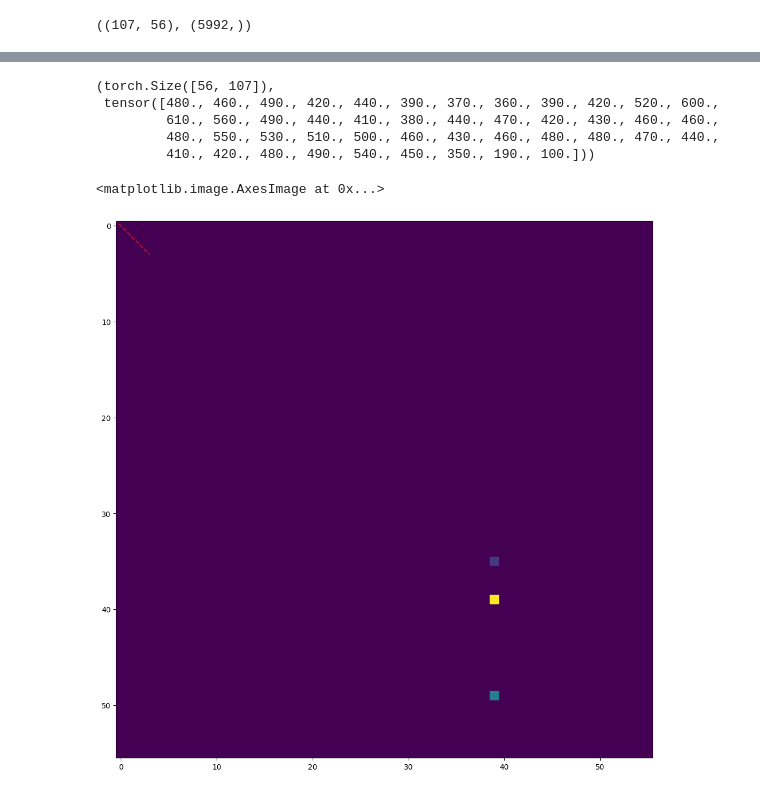
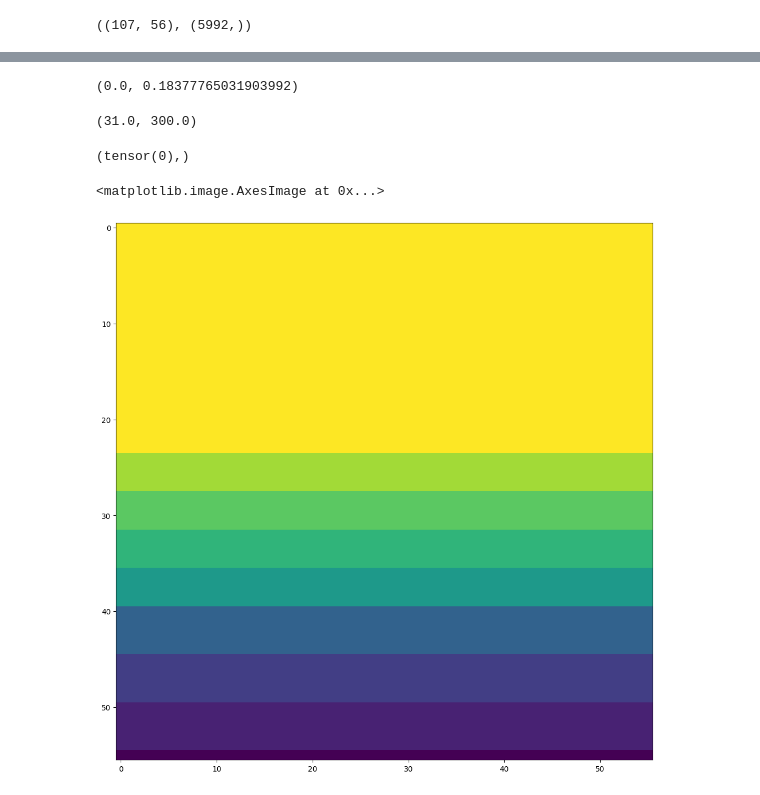
Before and after one commit to CONECT-INT/2023_CENTURI-SummerSchool, a Jupyter notebook: 2023-06-29_dataset2_laurent_decoding.ipynb, the cells around one changed output, grey strips where cells are left out. Drawn from its saved outputs; the diff is of its cells as text; code cells hidden in the pictures.

```diff
--- a/2023-06-29_dataset2_laurent_decoding.ipynb
+++ b/2023-06-29_dataset2_laurent_decoding.ipynb
@@ -149,0 +103,6 @@ X.shape, outputs.shape
+# %%
+X = torch.tensor(fr[:, :, i_trial], dtype=torch.float64)
+time_labels = np.arange(N_timepoint)[X.sum(axis=1)>0]
+X = X[time_labels, :]
+outputs = logistic_model(X)
+time_labels, X.shape, outputs.shape
@@ -153,7 +130,6 @@ beta1, beta2 = 0.9, 0.999
 betas = (beta1, beta2)
 num_epochs = 2 ** 9 + 1
 batch_size = 256
-n_classes=10
 amsgrad = True  # gives similar results
 amsgrad = False # gives similar results
 
@@ -166,7 +142,7 @@ def fit_data(fr,
         ):
 
 
-    logistic_model = LogisticRegressionModel(N_neuron, N_timepoints)
+    logistic_model = LogisticRegressionModel(N_neuron, N_timepoint)
     # logistic_model = logistic_model.to(device)
     logistic_model.train()
     optimizer = torch.optim.Adam(
@@ -176,11 +152,11 @@ def fit_data(fr,
         logistic_model.train()
         losses = []
         for i_trial in idx_trial[range(N_trial_train)]:
-            X = torch.tensor(fr[:, :, i_trial].astype(float))
-            time_labels = np.arange(N_timepoints)[X.sum(axis=1)>0]
-            X = X[X.sum(axis=1)>0, :]
-            labels = one_hot(torch.tensor(time_labels), num_classes=N_timepoints)*1.
-            # X_, labels_ = X_.to(device), labels_.to(device)
+            X = torch.tensor(fr[:, :, i_trial], dtype=torch.float64)
+            time_labels = np.arange(N_timepoint)[X.sum(axis=1)>0]
+            X = X[time_labels, :]
+            labels = F.one_hot(torch.tensor(time_labels), num_classes=N_timepoint)*1.
+            # X, labels = X.to(device), labels.to(device)
             outputs = logistic_model(X)
             loss = criterion(outputs, labels)
 
@@ -192,7 +168,7 @@ def fit_data(fr,
         if verbose and (epoch % (num_epochs // 32) == 0):
             print(f"Iteration: {epoch} - Loss: {np.mean(losses):.5f}")
 
-    return logistic_model
+    return logistic_model, np.mean(losses)
 
-logistic_model = fit_data(fr, verbose=True)
+logistic_model, loss = fit_data(fr, verbose=True)
 # %% [output]
@@ -219,18 +195,17 @@ logistic_model.weight.detach().numpy().shape, logistic_model.weight.detach().num
 ((107, 56), (5992,))
 # %%
 with torch.no_grad():
-    counts = np.zeros((N_timepoints, N_timepoints))
-    outputs = np.zeros((N_timepoints, N_timepoints))
+    counts = np.zeros((N_timepoint, N_timepoint))
+    outputs = np.zeros((N_timepoint, N_timepoint))
     for i_trial in idx_trial[range(N_trial_train, N_trial)]:
-        X = torch.tensor(fr[:, :, i_trial].astype(float))
-        idx_nonzero = X.sum(axis=1)>0
-        counts[idx_nonzero, :] += 1
-        time_labels = np.arange(N_timepoints)[idx_nonzero]
-        X = X[idx_nonzero, :]
+        X = torch.tensor(fr[:, :, i_trial], dtype=torch.float64)
+        time_labels = np.arange(N_timepoint)[X.sum(axis=1)>0]
+        counts[time_labels, :] += 1
+        X = X[time_labels, :]
         output = logistic_model(X).numpy()
-        outputs[idx_nonzero, :] += output
+        outputs[time_labels, :] += output
 
     outputs = outputs/counts
 
-outputs, outputs.shape
+outputs, outputs.shape, counts, outputs.sum(axis=1)
 # %% [output]
@@ -259,20 +229,18 @@ ax.imshow(fr[:, :, i_trial].T, cmap='viridis');
-# %%
-X = torch.tensor(fr[:, :, i_trial].astype(float))
-X.shape, X.sum(axis=1)[X.sum(axis=1)>0]
-# %% [output]
-(torch.Size([56, 107]),
- tensor([480., 460., 490., 420., 440., 390., 370., 360., 390., 420., 520., 600.,
-         610., 560., 490., 440., 410., 380., 440., 470., 420., 430., 460., 460.,
-         480., 550., 530., 510., 500., 460., 430., 460., 480., 480., 470., 440.,
-         410., 420., 480., 490., 540., 450., 350., 190., 100.]))
+# %%
+outputs.min(), outputs.max()
+# %% [output]
+(0.0, 0.18377765031903992)
 # %%
-torch.isnan(torch.tensor(fr[:, :, i_trial].astype(float))).sum()
+counts.min(), counts.max()
+# %% [output]
+(31.0, 300.0)
+# %%
+torch.isnan(torch.tensor(fr[:, :, i_trial].astype(float))).sum(),
+# %% [output]
+(tensor(0),)
 # %%
 fig, ax = plt.subplots(figsize=(13, 13))
-ax.plot([-3, 3], [-3, 3], 'r--')
-#ax.plot(logistic_model.linear.bias.detach().numpy(), 'r')
-# ax.plot(W[-1, :], 'r--')
-ax.imshow(outputs, cmap='viridis')
+ax.imshow(counts, cmap='viridis')
 # %% [output]
 <matplotlib.image.AxesImage at 0x...>
-[figure, old version]
+[figure, new version]
```
Also changed, not shown: parts of 28 cells of this notebook.
